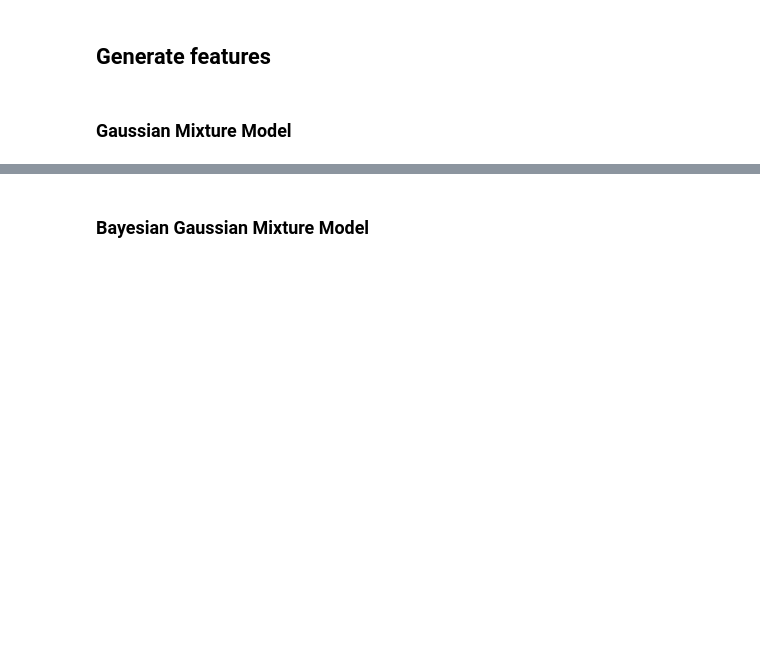
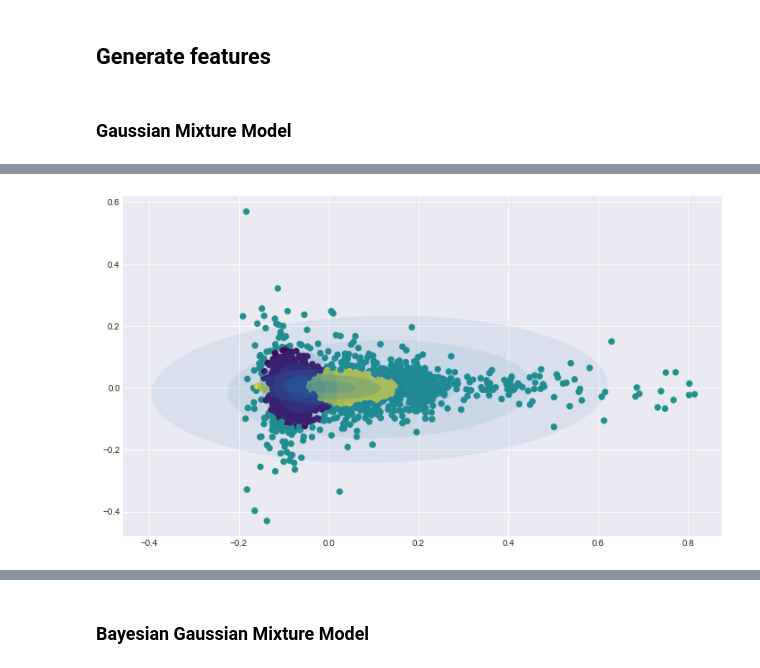
Before and after one commit to msanchezj/improve-execution-algos, a Jupyter notebook: Models Evaluation.ipynb, the cells around one changed output, grey strips where cells are left out. Saved outputs shown, nothing was run; the diff lists cells and outputs as text; code cells hidden in the pictures; blank space fills up the shorter version.

```diff
--- a/Models Evaluation.ipynb
+++ b/Models Evaluation.ipynb
@@ -324,3 +359,10 @@ plt.scatter(full_data[:, 0], full_data[:, 1], c=predictions, s=40, cmap='viridis
+# %%
+fig = plt.figure(figsize=(12,7))
+ax = fig.add_subplot(111)
+ax.scatter(full_data[:, 0], full_data[:, 1], c=predictions, s=40, cmap='viridis');
+plot_ellipsis(model, ax=ax)
+# %% [output]
+[figure, added]
 # %%
 fig = plt.figure(figsize=(25,12))
 ax = fig.add_subplot(111)
```
Also changed, not shown: parts of 86 cells of this notebook, 1 other file.
